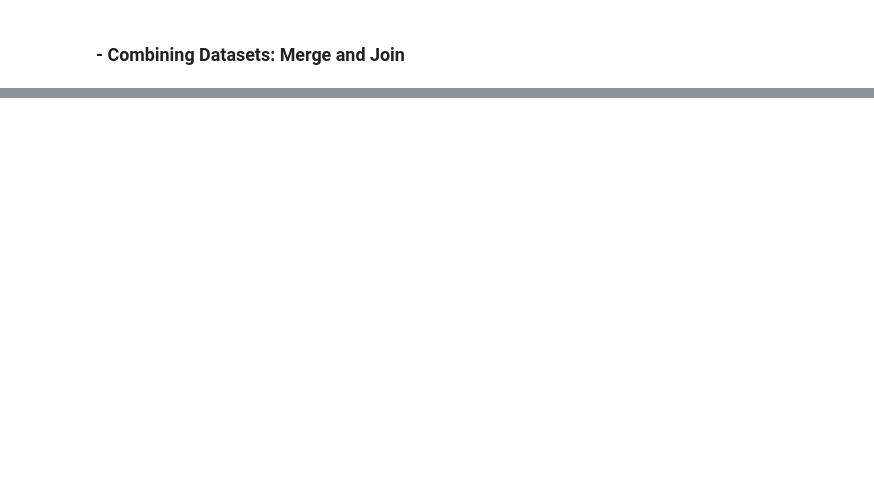
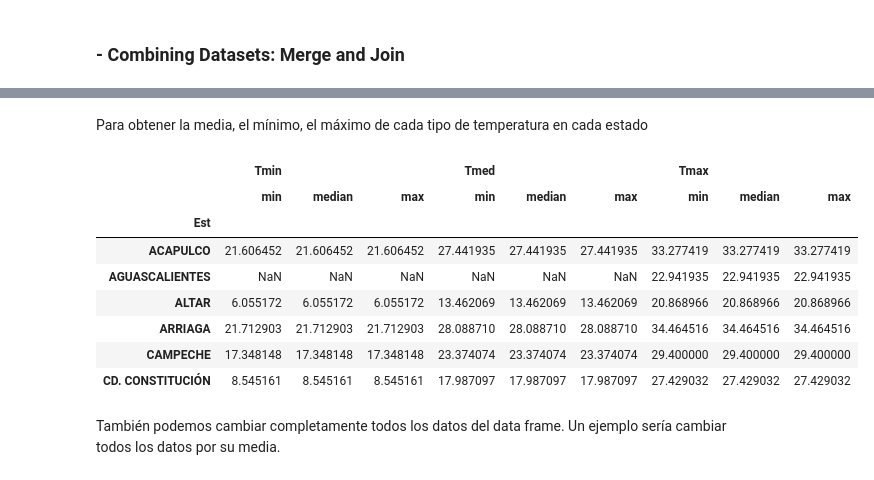
Before and after one commit to DCIDA2019/da2019-anaisabelotodo, a Jupyter notebook: Semana2/Tarea Semana 2/Tarea2.ipynb, the cells around one changed output, grey strips where cells are left out. Drawn from its saved outputs; the diff is of its cells as text; code cells hidden in the pictures; blank space fills up the shorter version.

```diff
--- a/Semana2/Tarea Semana 2/Tarea2.ipynb
+++ b/Semana2/Tarea Semana 2/Tarea2.ipynb
@@ -1376,0 +1463,3 @@ MergeError: No common columns to perform merge on. Merge options: left_on=None,
+# %%
+df = pd.DataFrame({'Tmin':tempmi2019, 'Tmed': tempm2019, 'Tmax': tempma2019})
+df
@@ -1376,0 +1559,16 @@ MergeError: No common columns to perform merge on. Merge options: left_on=None,
+# %% [markdown]
+Para obtener la media, el mínimo, el máximo de cada tipo de temperatura en cada estado
+# %%
+df.groupby('Est').aggregate(['min', np.median, max])
+# %% [output]
+|  | Tmin |  |  | Tmed |  |  | Tmax |  |  |
+|  | min | median | max | min | median | max | min | median | max |
+| Est |  |  |  |  |  |  |  |  |  |
+| ACAPULCO | 21.606452 | 21.606452 | 21.606452 | 27.441935 | 27.441935 | 27.441935 | 33.277419 | 33.277419 | 33.277419 |
+| AGUASCALIENTES | NaN | NaN | NaN | NaN | NaN | NaN | 22.941935 | 22.941935 | 22.941935 |
+| ALTAR | 6.055172 | 6.055172 | 6.055172 | 13.462069 | 13.462069 | 13.462069 | 20.868966 | 20.868966 | 20.868966 |
+| ARRIAGA | 21.712903 | 21.712903 | 21.712903 | 28.088710 | 28.088710 | 28.088710 | 34.464516 | 34.464516 | 34.464516 |
+| CAMPECHE | 17.348148 | 17.348148 | 17.348148 | 23.374074 | 23.374074 | 23.374074 | 29.400000 | 29.400000 | 29.400000 |
+| CD. CONSTITUCIÓN | 8.545161 | 8.545161 | 8.545161 | 17.987097 | 17.987097 | 17.987097 | 27.429032 | 27.429032 | 27.429032 |
+# %% [markdown]
+También podemos cambiar completamente todos los datos del data frame. Un ejemplo sería cambiar todos los datos por su media.
```
Also changed, not shown: parts of 100 cells of this notebook.
